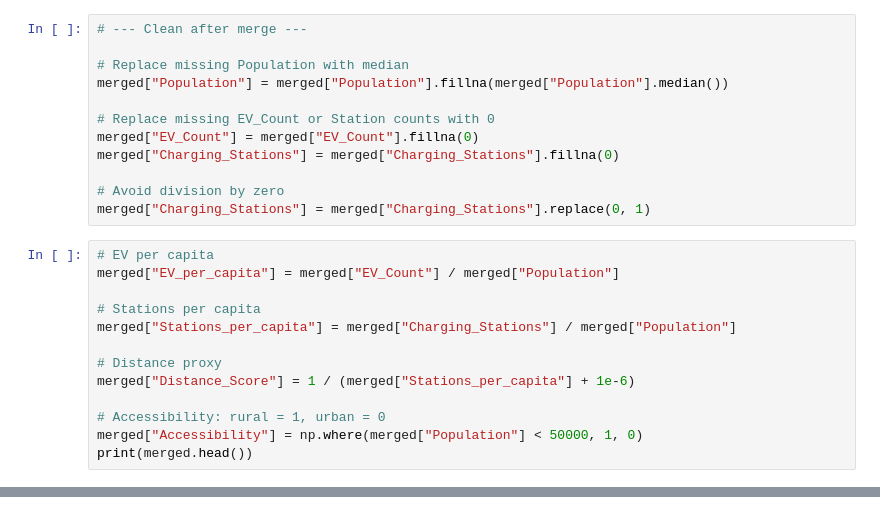
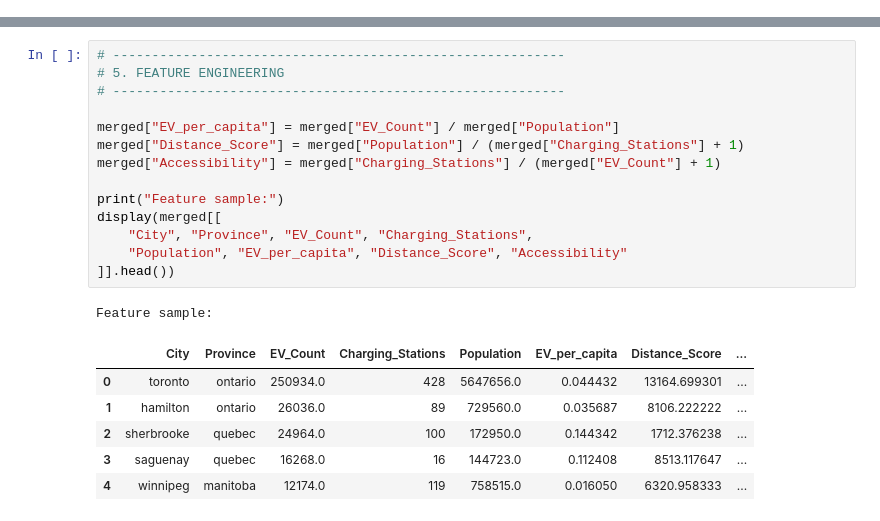
Before and after one commit to Dhruvchaudhary255/CSCN8040-EV-CHARGING_, a Jupyter notebook: project.ipynb, the cells around one changed output, grey strips where cells are left out. Drawn from its saved outputs; the diff is of its cells as text.

```diff
--- a/project.ipynb
+++ b/project.ipynb
@@ -50,25 +135,0 @@ print(merged.head())
-# %%
-# --- Clean after merge ---
-
-# Replace missing Population with median
-merged["Population"] = merged["Population"].fillna(merged["Population"].median())
-
-# Replace missing EV_Count or Station counts with 0
-merged["EV_Count"] = merged["EV_Count"].fillna(0)
-merged["Charging_Stations"] = merged["Charging_Stations"].fillna(0)
-
-# Avoid division by zero
-merged["Charging_Stations"] = merged["Charging_Stations"].replace(0, 1)
-# %%
-# EV per capita
-merged["EV_per_capita"] = merged["EV_Count"] / merged["Population"]
-
-# Stations per capita
-merged["Stations_per_capita"] = merged["Charging_Stations"] / merged["Population"]
-
-# Distance proxy
-merged["Distance_Score"] = 1 / (merged["Stations_per_capita"] + 1e-6)
-
-# Accessibility: rural = 1, urban = 0
-merged["Accessibility"] = np.where(merged["Population"] < 50000, 1, 0)
-print(merged.head())
@@ -89 +136,23 @@ print(merged.head())
+# %%
+# ----------------------------------------------------------
+# 5. FEATURE ENGINEERING
+# ----------------------------------------------------------
+
+merged["EV_per_capita"] = merged["EV_Count"] / merged["Population"]
+merged["Distance_Score"] = merged["Population"] / (merged["Charging_Stations"] + 1)
+merged["Accessibility"] = merged["Charging_Stations"] / (merged["EV_Count"] + 1)
+
+print("Feature sample:")
+display(merged[[
+    "City", "Province", "EV_Count", "Charging_Stations",
+    "Population", "EV_per_capita", "Distance_Score", "Accessibility"
+]].head())
+# %% [output]
+Feature sample:
+|  | City | Province | EV_Count | Charging_Stations | Population | EV_per_capita | Distance_Score | ... |
+| 0 | toronto | ontario | 250934.0 | 428 | 5647656.0 | 0.044432 | 13164.699301 | ... |
+| 1 | hamilton | ontario | 26036.0 | 89 | 729560.0 | 0.035687 | 8106.222222 | ... |
+| 2 | sherbrooke | quebec | 24964.0 | 100 | 172950.0 | 0.144342 | 1712.376238 | ... |
+| 3 | saguenay | quebec | 16268.0 | 16 | 144723.0 | 0.112408 | 8513.117647 | ... |
+| 4 | winnipeg | manitoba | 12174.0 | 119 | 758515.0 | 0.016050 | 6320.958333 | ... |
 # %%
```
Also changed, not shown: parts of 17 cells of this notebook.
